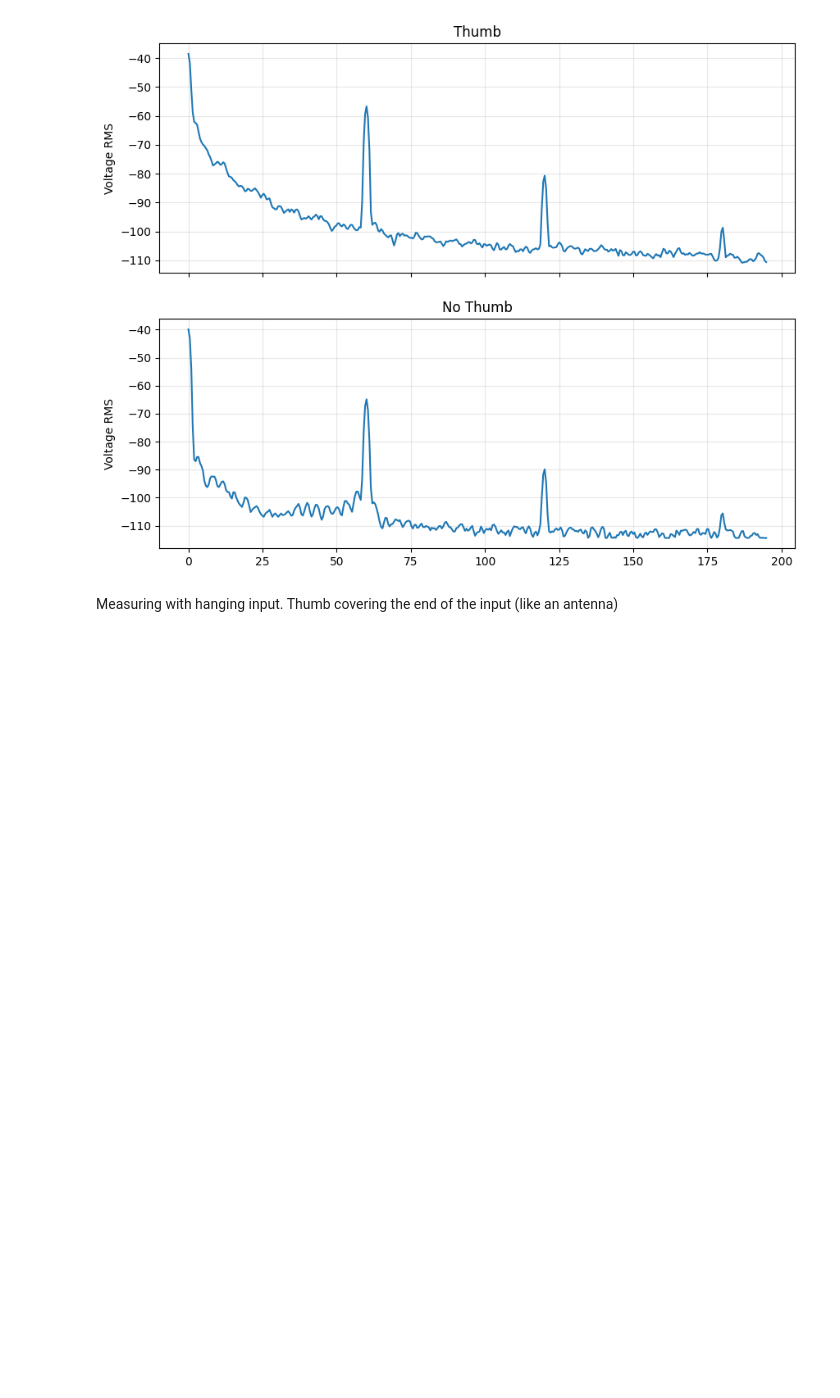
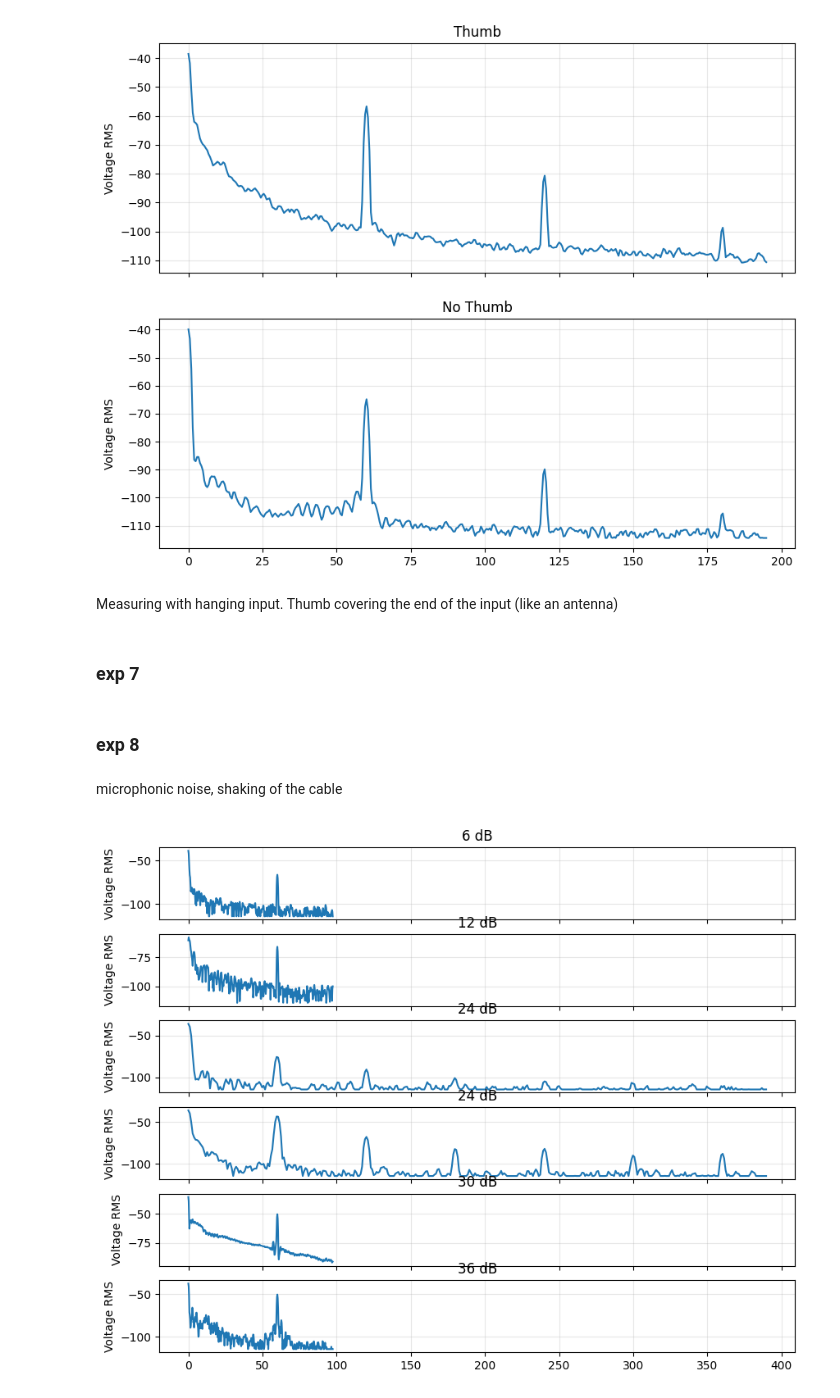
Before and after one commit to curtisjhu/lls, a Jupyter notebook: main.ipynb, the cells around one changed output. Cells and saved outputs as stored; diff of their text form; code cells hidden in the pictures; blank space fills up the shorter version.

```diff
--- a/main.ipynb
+++ b/main.ipynb
@@ -271,3 +271,51 @@ ax[1].grid(True, alpha=0.3)
 [figure]
 # %% [markdown]
 Measuring with hanging input. Thumb covering the end of the input (like an antenna)
+# %% [markdown]
+### exp 7
+# %% [markdown]
+### exp 8
+# %% [markdown]
+microphonic noise, shaking of the cable
+# %%
+sh1 = pd.read_csv('exp8/exp8_no_lin_av', delimiter='\t')
+sh2 = pd.read_csv('exp8/exp8_no_offset', delimiter='\t')
+sh3 = pd.read_csv('exp8/exp8_q5_390HzSpan_no_offset', delimiter='\t')
+sh4 = pd.read_csv('exp8/exp8_q5_390HzSpan_shaking', delimiter='\t')
+sh5 = pd.read_csv('exp8/exp8_shaking_wire_no_lin_av', delimiter='\t')
+sh6 = pd.read_csv('exp8/exp8_shaking_wire_no_offset', delimiter='\t')
+
+fig, ax = plt.subplots(6, 1, figsize=(10, 8), sharex=True)
+ax[0].plot(sh1["x"], sh1["y"], '-')
+ax[0].set_ylabel("Voltage RMS")
+ax[0].set_title("6 dB")
+ax[0].grid(True, alpha=0.3)
+
+ax[1].plot(sh2["x"], sh2["y"], '-')
+ax[1].set_ylabel("Voltage RMS")
+ax[1].set_title("12 dB")
+ax[1].grid(True, alpha=0.3)
+
+ax[2].plot(sh3["x"], sh3["y"], '-')
+ax[2].set_ylabel("Voltage RMS")
+ax[2].set_title("24 dB")
+ax[2].grid(True, alpha=0.3)
+
+ax[3].plot(sh4["x"], sh4["y"], '-')
+ax[3].set_ylabel("Voltage RMS")
+ax[3].set_title("24 dB")
+ax[3].grid(True, alpha=0.3)
+
+ax[4].plot(sh5["x"], sh5["y"], '-')
+ax[4].set_ylabel("Voltage RMS")
+ax[4].set_title("30 dB")
+ax[4].grid(True, alpha=0.3)
+
+ax[5].plot(sh6["x"], sh6["y"], '-')
+ax[5].set_ylabel("Voltage RMS")
+ax[5].set_title("36 dB")
+ax[5].grid(True, alpha=0.3)
+
+plt.show()
+# %% [output]
+[figure, added]
```
Also changed, not shown: parts of 9 cells of this notebook, 17 other files.
